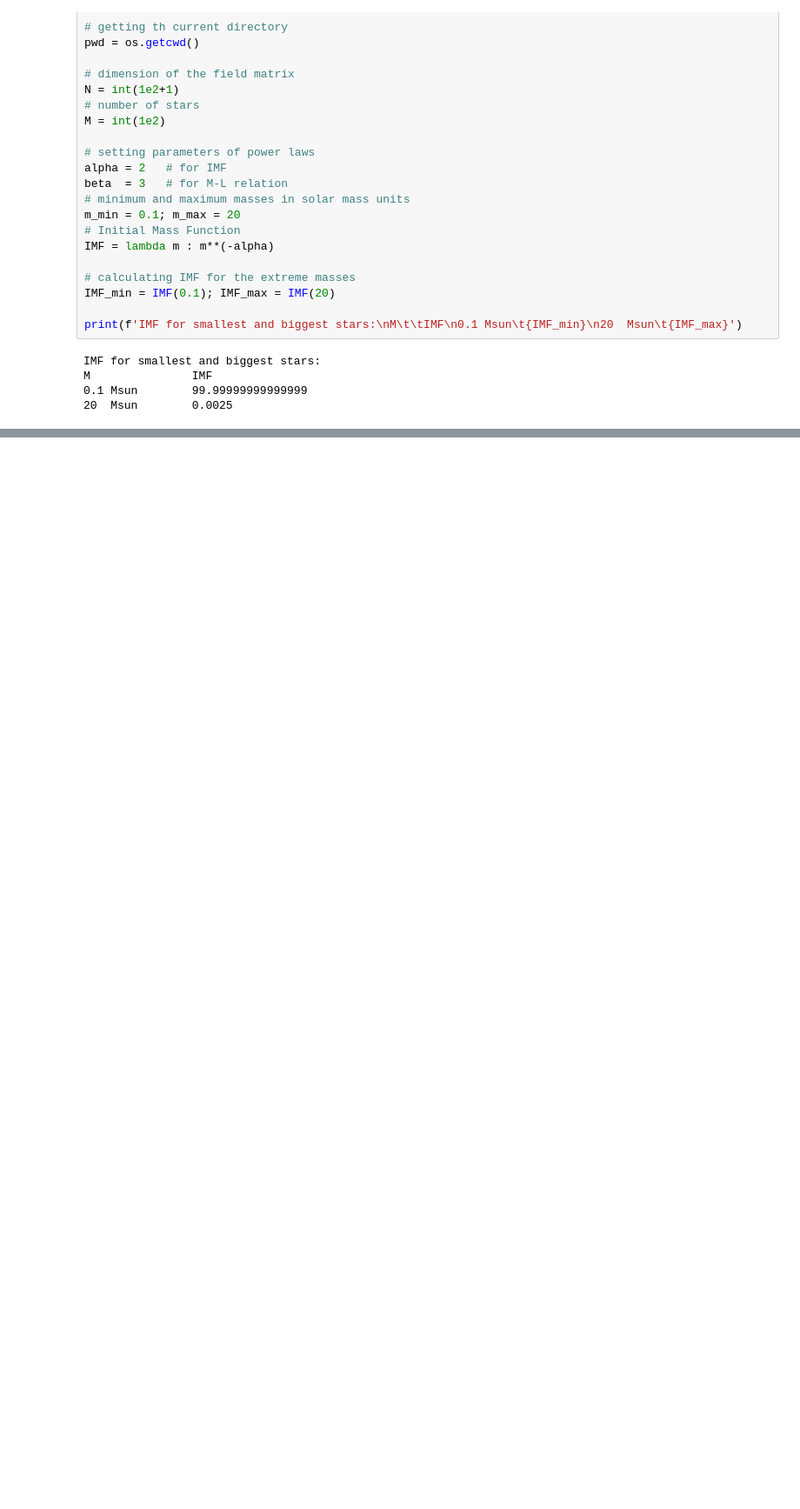
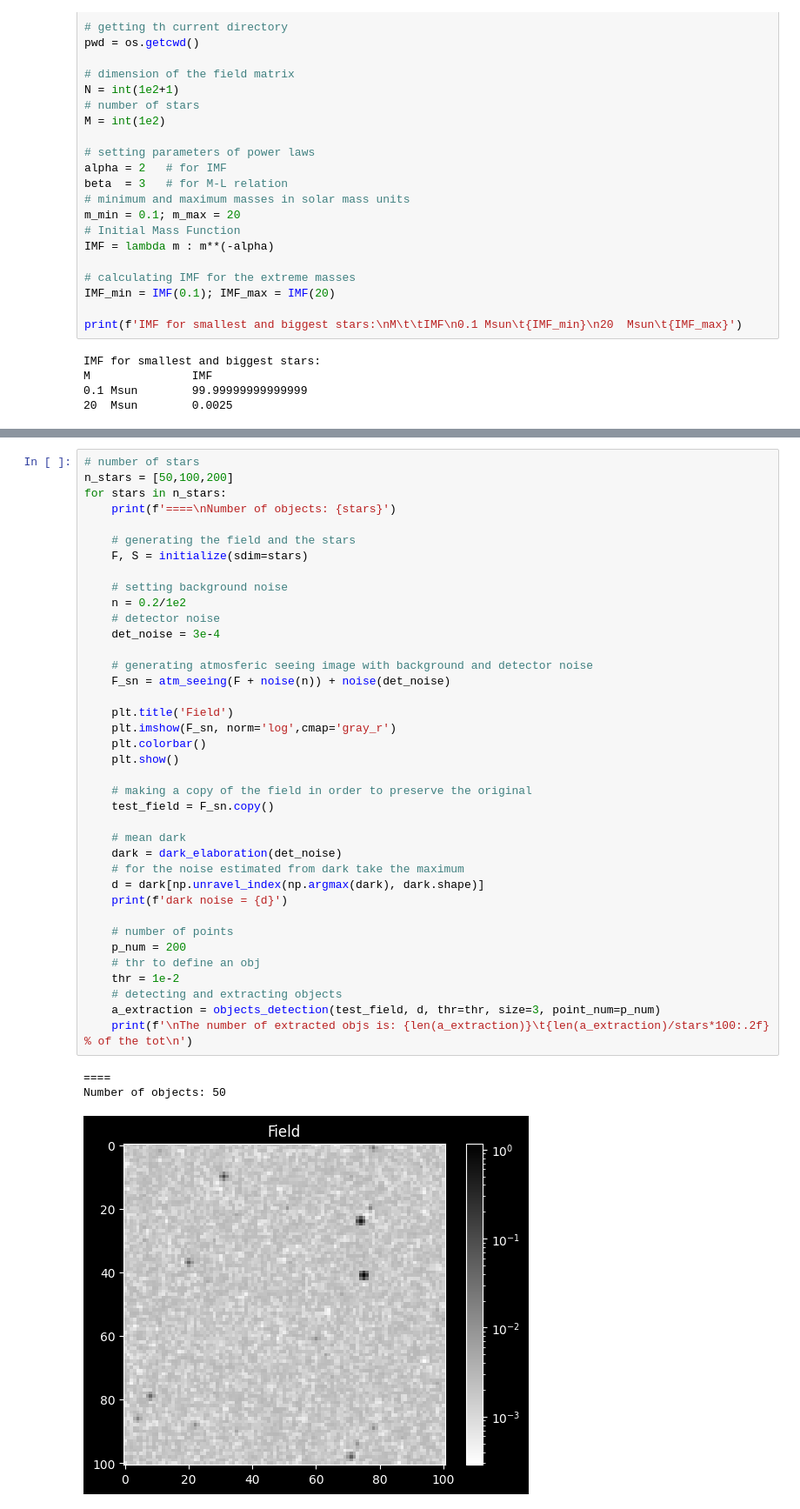
Before and after one commit to 00-berni/proj_2, a Jupyter notebook: notebook/implementation_notebook.ipynb, the cells around one changed output, grey strips where cells are left out. Shown at 87% size. Cells and saved outputs as stored; diff of their text form; blank space fills up the shorter version.

```diff
--- a/notebook/implementation_notebook.ipynb
+++ b/notebook/implementation_notebook.ipynb
@@ -1026,0 +937,42 @@ Precision: 96.67 %
+# %%
+# number of stars
+n_stars = [50,100,200]
+for stars in n_stars:
+    print(f'====\nNumber of objects: {stars}')
+
+    # generating the field and the stars
+    F, S = initialize(sdim=stars)
+
+    # setting background noise
+    n = 0.2/1e2
+    # detector noise
+    det_noise = 3e-4
+
+    # generating atmosferic seeing image with background and detector noise
+    F_sn = atm_seeing(F + noise(n)) + noise(det_noise)
+
+    plt.title('Field')
+    plt.imshow(F_sn, norm='log',cmap='gray_r')
+    plt.colorbar()
+    plt.show()
+
+    # making a copy of the field in order to preserve the original
+    test_field = F_sn.copy()
+
+    # mean dark
+    dark = dark_elaboration(det_noise)
+    # for the noise estimated from dark take the maximum
+    d = dark[np.unravel_index(np.argmax(dark), dark.shape)]
+    print(f'dark noise = {d}')
+
+    # number of points
+    p_num = 200
+    # thr to define an obj
+    thr = 1e-2
+    # detecting and extracting objects
+    a_extraction = objects_detection(test_field, d, thr=thr, size=3, point_num=p_num)
+    print(f'\nThe number of extracted objs is: {len(a_extraction)}\t{len(a_extraction)/stars*100:.2f} % of the tot\n')
+# %% [output]
+====
+Number of objects: 50
+[figure, added]
```
Also changed, not shown: parts of 22 cells of this notebook, 2 other files.
